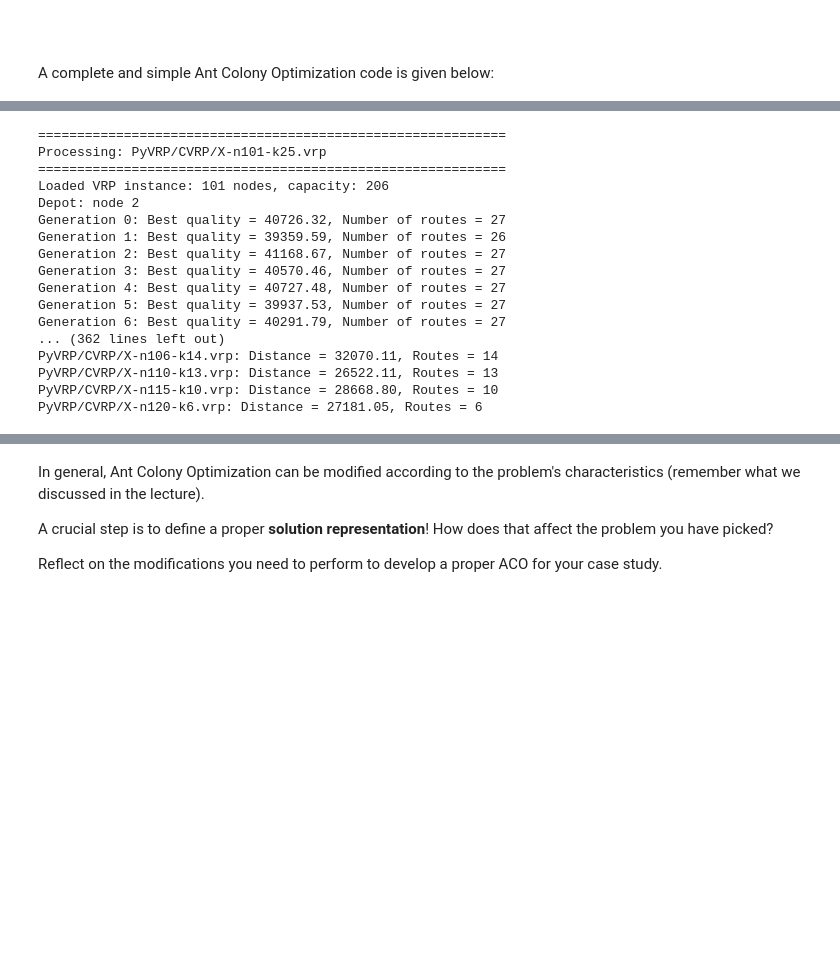
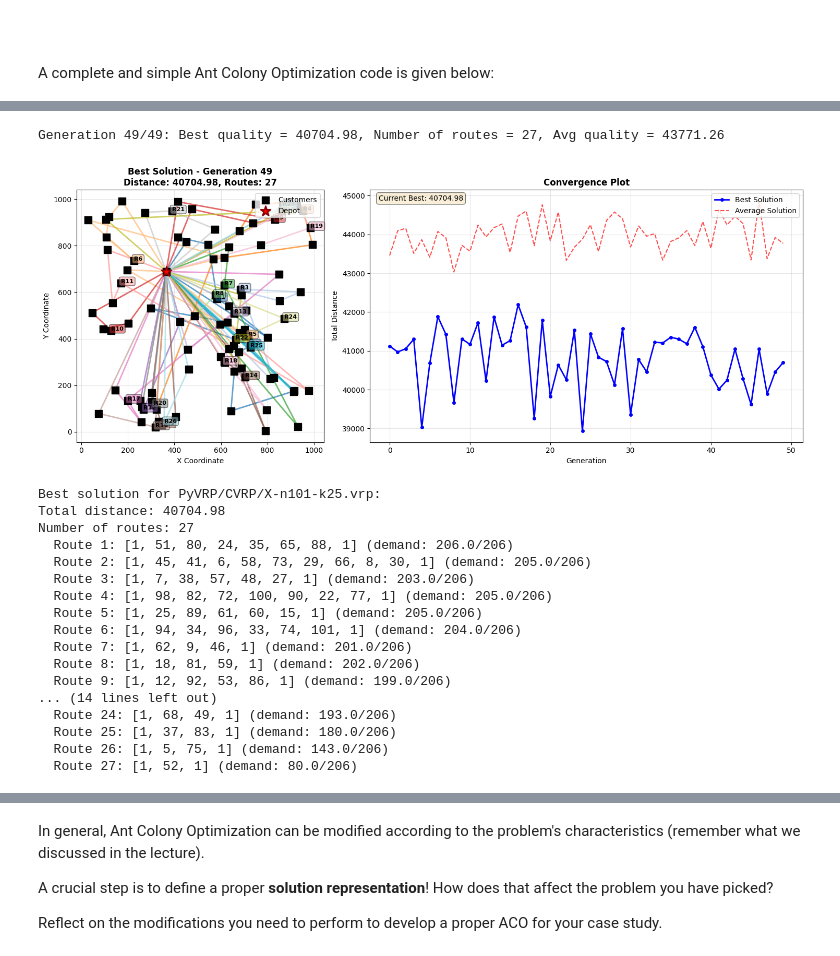
Before and after one commit to punnoose-1620/ant-colony-seminar-3, a Jupyter notebook: Ant_Colony_Optimization_(SOTA_2025).ipynb, the cells around one changed output, grey strips where cells are left out. Saved outputs shown, nothing was run; the diff lists cells and outputs as text; code cells hidden in the pictures; blank space fills up the shorter version.

```diff
--- a/Ant_Colony_Optimization_(SOTA_2025).ipynb
+++ b/Ant_Colony_Optimization_(SOTA_2025).ipynb
@@ -1529,5 +1543,5 @@ TypeError: ant.route_construction() takes 5 positional arguments but 7 were give
 # %%
-for instance_path in vrp_instances:
+def process_vrp_with_visualization(instance_path):
     print(f"\n{'='*60}")
     print(f"Processing: {instance_path}")
     print(f"{'='*60}")
@@ -1554,29 +1568,25 @@ for instance_path in vrp_instances:
     for idx, route in enumerate(best_solution.routes):
         route_demand = sum(demands[node] for node in route if node != 0)
         print(f"  Route {idx+1}: {[n+1 for n in route]} (demand: {route_demand}/{capacity})")
-
-# Summary
-print("\n" + "="*60)
-print("SUMMARY OF ALL INSTANCES")
-print("="*60)
-for result in results:
-    print(f"{result['instance']}: Distance = {result['best_quality']:.2f}, "
-          f"Routes = {result['num_routes']}")
-# %% [output]
-============================================================
-Processing: PyVRP/CVRP/X-n101-k25.vrp
-============================================================
-Loaded VRP instance: 101 nodes, capacity: 206
-Depot: node 2
-Generation 0: Best quality = 40726.32, Number of routes = 27
-Generation 1: Best quality = 39359.59, Number of routes = 26
-Generation 2: Best quality = 41168.67, Number of routes = 27
-Generation 3: Best quality = 40570.46, Number of routes = 27
-Generation 4: Best quality = 40727.48, Number of routes = 27
-Generation 5: Best quality = 39937.53, Number of routes = 27
-Generation 6: Best quality = 40291.79, Number of routes = 27
-... (362 lines left out)
-PyVRP/CVRP/X-n106-k14.vrp: Distance = 32070.11, Routes = 14
-PyVRP/CVRP/X-n110-k13.vrp: Distance = 26522.11, Routes = 13
-PyVRP/CVRP/X-n115-k10.vrp: Distance = 28668.80, Routes = 10
-PyVRP/CVRP/X-n120-k6.vrp: Distance = 27181.05, Routes = 6
+# %%
+process_vrp_with_visualization(vrp_instances[0])
+# %% [output]
+Generation 49/49: Best quality = 40704.98, Number of routes = 27, Avg quality = 43771.26
+[figure, added]
+Best solution for PyVRP/CVRP/X-n101-k25.vrp:
+Total distance: 40704.98
+Number of routes: 27
+  Route 1: [1, 51, 80, 24, 35, 65, 88, 1] (demand: 206.0/206)
+  Route 2: [1, 45, 41, 6, 58, 73, 29, 66, 8, 30, 1] (demand: 205.0/206)
+  Route 3: [1, 7, 38, 57, 48, 27, 1] (demand: 203.0/206)
+  Route 4: [1, 98, 82, 72, 100, 90, 22, 77, 1] (demand: 205.0/206)
+  Route 5: [1, 25, 89, 61, 60, 15, 1] (demand: 205.0/206)
+  Route 6: [1, 94, 34, 96, 33, 74, 101, 1] (demand: 204.0/206)
+  Route 7: [1, 62, 9, 46, 1] (demand: 201.0/206)
+  Route 8: [1, 18, 81, 59, 1] (demand: 202.0/206)
+  Route 9: [1, 12, 92, 53, 86, 1] (demand: 199.0/206)
+... (14 lines left out)
+  Route 24: [1, 68, 49, 1] (demand: 193.0/206)
+  Route 25: [1, 37, 83, 1] (demand: 180.0/206)
+  Route 26: [1, 5, 75, 1] (demand: 143.0/206)
+  Route 27: [1, 52, 1] (demand: 80.0/206)
```
Also changed, not shown: parts of 6 cells of this notebook, 1 other file.
